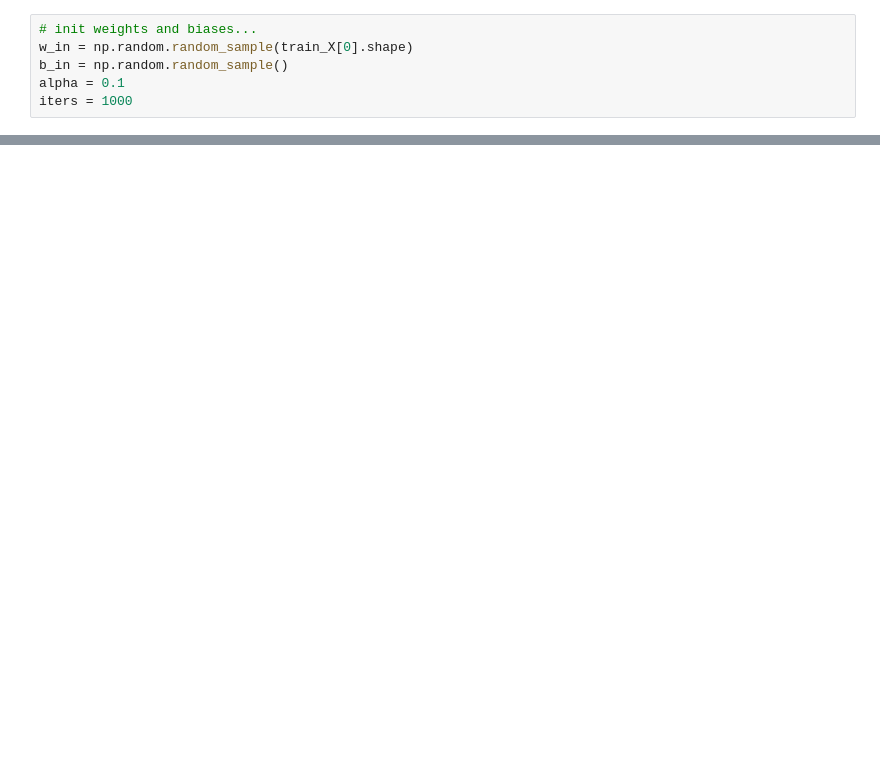
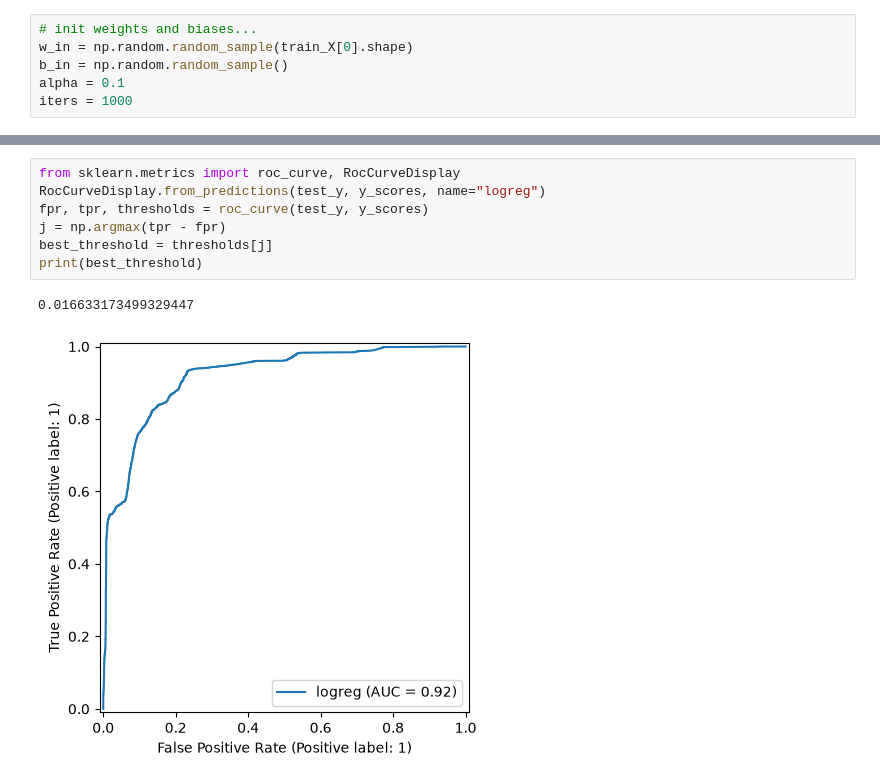
Before and after one commit to OmarHyder07/ML-IDS, a Jupyter notebook: NSL-KDD/log_reg.ipynb, the cells around one changed output, grey strips where cells are left out. Saved outputs shown, nothing was run; the diff lists cells and outputs as text; blank space fills up the shorter version.

```diff
--- a/NSL-KDD/log_reg.ipynb
+++ b/NSL-KDD/log_reg.ipynb
@@ -184,0 +195,10 @@ disp.plot()
+# %%
+from sklearn.metrics import roc_curve, RocCurveDisplay
+RocCurveDisplay.from_predictions(test_y, y_scores, name="logreg")
+fpr, tpr, thresholds = roc_curve(test_y, y_scores)
+j = np.argmax(tpr - fpr)
+best_threshold = thresholds[j]
+print(best_threshold)
+# %% [output]
+0.016633173499329447
+[figure, added]
```
Also changed, not shown: parts of 9 cells of this notebook, 1 other file.
